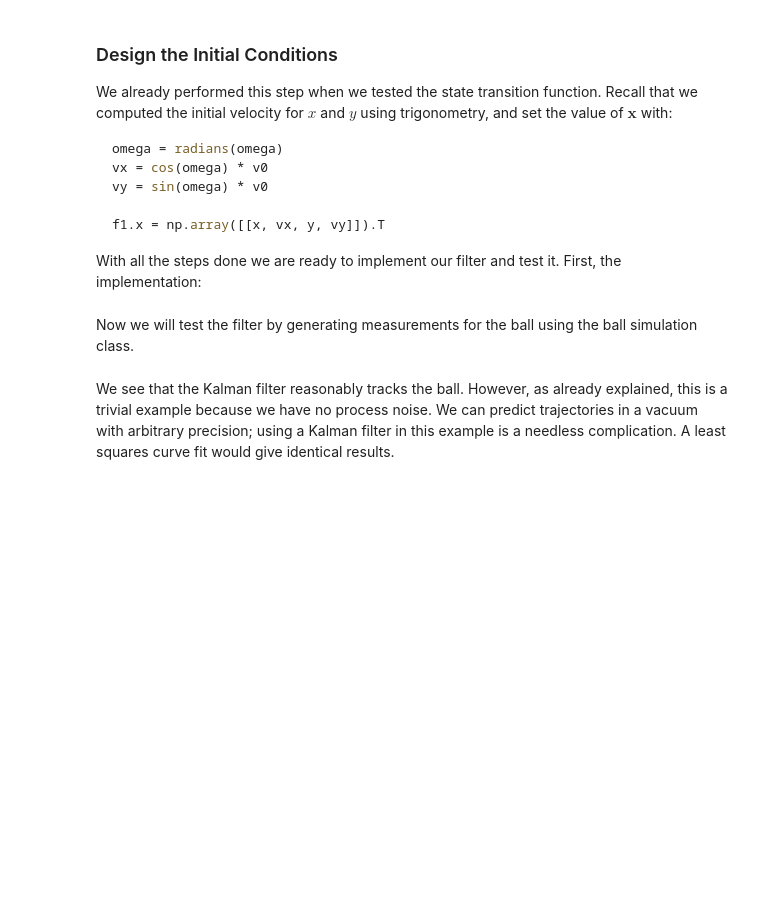
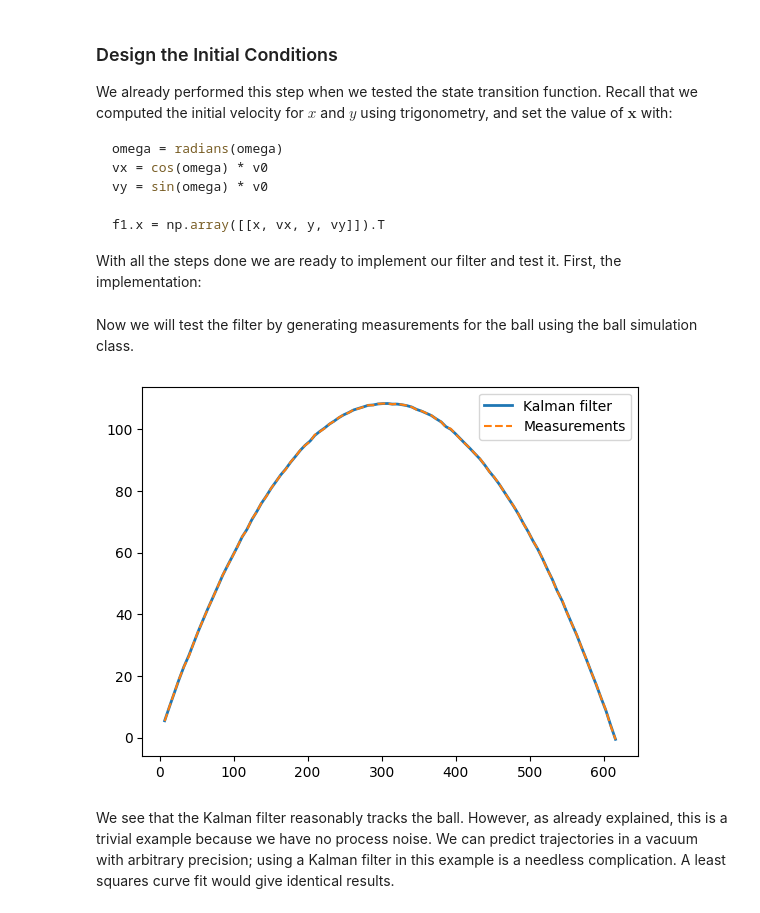
Before and after one commit to DS3a/IRobMan_Assignment_2, a Jupyter notebook: problems/asignment2.ipynb, the cells around one changed output. Cells and saved outputs as stored; diff of their text form; code cells hidden in the pictures; blank space fills up the shorter version.

Commit message:
some work on the kalman filter

```diff
--- a/problems/asignment2.ipynb
+++ b/problems/asignment2.ipynb
@@ -280,7 +282,7 @@ def ball_kf(x, y, omega, v0, dt, r=0.5, q=0.):
 
     ########### TODO ##################
     # Initialize Kalman filter: 4 states (x, vx, y, vy), 2 measurements (x, y), 1 control input (gravity)
-
+    kf = KalmanFilter(dim_x=4, dim_u=1, dim_z=2)
 
     # State transition matrix F
     # States: x, vx, y, vy
@@ -288,17 +290,26 @@ def ball_kf(x, y, omega, v0, dt, r=0.5, q=0.):
     # vx  = vx_previous
     # y   = y_previous + vy*dt
     # vy  = vy_previous
-
+    kf.F = np.array([
+        [1, dt, 0, 0],
+        [0, 1, 0, 0],
+        [0, 0, 1, dt],
+        [0, 0, 0, 1],
+    ])
 
 
     # Measurement function H
     # We measure only position (x, y), no velocities
+    kf.H = np.array([
+        [1, 0, 0, 0],
+        [0, 0, 1, 0]
+    ])
 
     # Control input matrix B
     # Only vy is affected by control input (gravity)
     # B maps the control input (u = -g) to a change in vy:
     # vy_new = vy_old + (-g)*dt, so we place dt in the vy row.
-
+    kf.B = np.array([[0, 0, 0, dt]]).T
 
     #####################################
     omega = radians(omega)
@@ -311,30 +322,47 @@ Now we will test the filter by generating measurements for the ball using the ba
 # %%
 def track_ball_vacuum(dt):
     global kf
     x, y = 0., 1.
     theta = 35.  # launch angle
     v0 = 80.
     g = np.array([[-9.8]])  # gravitational constant
     ball = BallTrajectory2D(x0=x, y0=y, theta_deg=theta, velocity=v0,
                             noise=[.2, .2])
     kf = ball_kf(x, y, theta, v0, dt)
 
     t = 0
     xs, ys = [], []
+    meas_xs, meas_ys = [], []
     while kf.x[2] > 0:
         ######################## TODO ############################
         # Predict the next state given the control input (gravity)
         # Obtain new noisy measurement from the simulated ball
         # Update the Kalman filter with the new measurement
         # Store the results
         ##########################################################
+        kf.predict(u=g)
+        (meas_x, meas_y) = ball.step(dt)
+        meas_xs.append(meas_x)
+        meas_ys.append(meas_y)
+        kf.update(np.array([[meas_x, meas_y],
+                            ]).T)
+        xs.append(kf.x[0])
+        ys.append(kf.x[2])
+
+        ### I added meas_xs and meas_ys as well as the plot for p1 outside the scope of the TODO as it was causing errors
+        ### I couldn't do it within the scope of the while loop
+
+
 
         ##########################################################
     p2, = plt.plot(xs, ys, lw=2)
+    p1, = plt.plot(meas_xs, meas_ys, ls='dashed')
     plt.legend([p2, p1], ['Kalman filter', 'Measurements'],
                scatterpoints=1)
     plt.show()
 track_ball_vacuum(dt=1./10)
+# %% [output]
+[figure, added]
 # %% [markdown]
 We see that the Kalman filter reasonably tracks the ball. However, as already explained, this is a trivial example because we have no process noise. We can predict trajectories in a vacuum with arbitrary precision; using a Kalman filter in this example is a needless complication. A least squares curve fit would give identical results.
 # %% [markdown]
```
Also changed, not shown: parts of 1 cell of this notebook.
